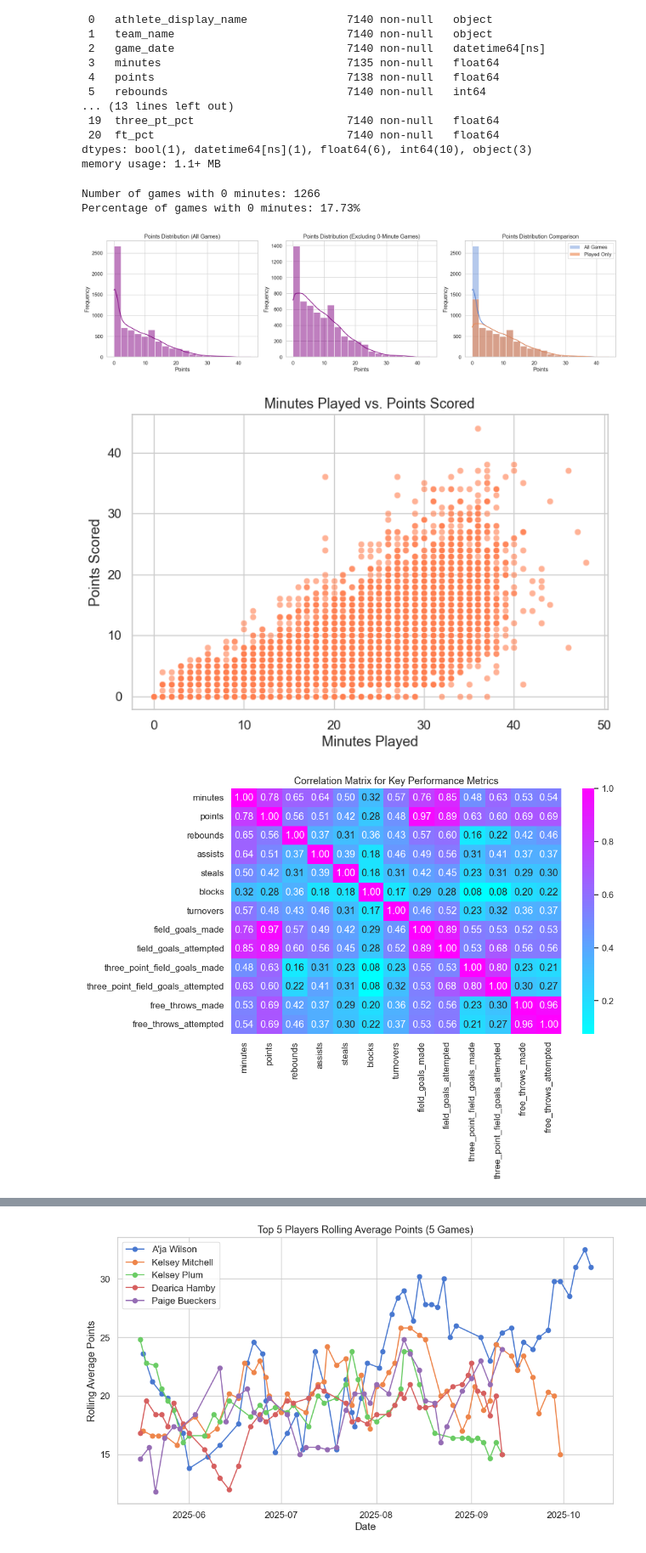
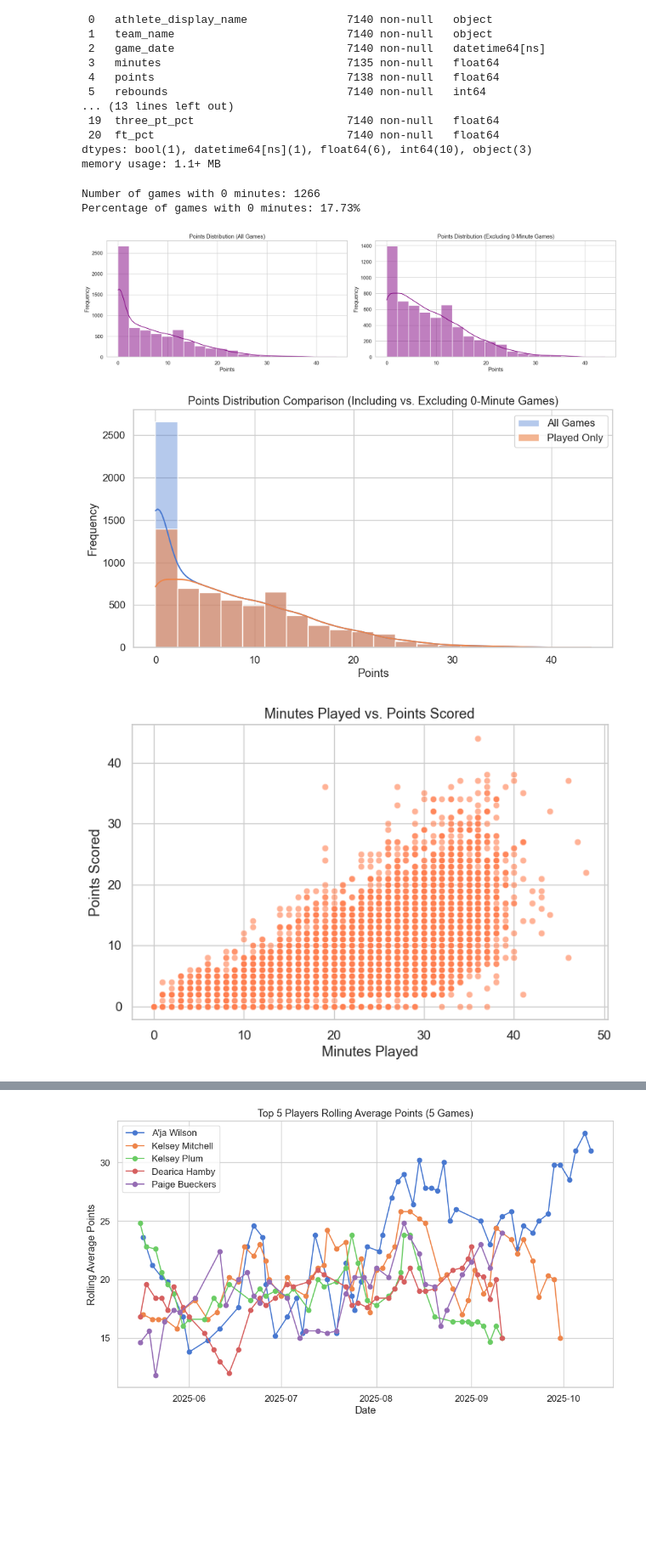
Before and after one commit to mindy0cruz/wnba-capstone, a Jupyter notebook: notebooks/wnba.ipynb, the cells around one changed output, grey strips where cells are left out. Shown at 85% size. Saved outputs shown, nothing was run; the diff lists cells and outputs as text; code cells hidden in the pictures; blank space fills up the shorter version.

Commit message:
graphs2

```diff
--- a/notebooks/wnba.ipynb
+++ b/notebooks/wnba.ipynb
@@ -144,52 +144,56 @@ print(f"Percentage of games with 0 minutes: {percentage_zero_minutes:.2f}%")
 df_played = df[df['minutes'] > 0]
 
 
+
 # --- Distribution Plots ---
 plt.figure(figsize=(18,5))
 
 # 1. Points distribution (all games)
-plt.subplot(1,3,1)
+plt.subplot(1,2,1)
 sns.histplot(df['points'], bins=20, kde=True, color="purple")
 plt.title("Points Distribution (All Games)")
 plt.xlabel("Points")
 plt.ylabel("Frequency")
 
 # 2. Points distribution (excluding 0-minute games)
-plt.subplot(1,3,2)
+plt.subplot(1,2,2)
 sns.histplot(df_played['points'], bins=20, kde=True, color="purple")
 plt.title("Points Distribution (Excluding 0-Minute Games)")
 plt.xlabel("Points")
 plt.ylabel("Frequency")
 
-# 3. Comparison overlay: Including vs. Excluding 0-min games
-plt.subplot(1,3,3)
+plt.tight_layout()
+plt.show()
+
+# --- Comparison Overlay as a Separate Graph ---
+plt.figure(figsize=(10,5))
+
 sns.histplot(df['points'], bins=20, kde=True, alpha=0.4, label="All Games")
 sns.histplot(df_played['points'], bins=20, kde=True, alpha=0.6, label="Played Only")
-plt.title("Points Distribution Comparison")
+
+plt.title("Points Distribution Comparison (Including vs. Excluding 0-Minute Games)")
 plt.xlabel("Points")
 plt.ylabel("Frequency")
 plt.legend()
 
-plt.tight_layout()
 plt.show()
-
 
 
 # --- Minutes vs. Points ---
 sns.scatterplot(x='minutes', y='points', data=df, alpha=0.6, color="coral")
 plt.title("Minutes Played vs. Points Scored")
 plt.xlabel("Minutes Played")
 plt.ylabel("Points Scored")
 plt.show()
 
 # --- Correlation Heatmap ---
 plt.figure(figsize=(10,6))
 sns.heatmap(df[numeric_cols].corr(), annot=True, cmap="cool", fmt=".2f")
 plt.title("Correlation Matrix for Key Performance Metrics")
 plt.show()
 # %% [output]
 Number of games with 0 minutes: 1266
 Percentage of games with 0 minutes: 17.73%
-[figure, old version]
+[figure, new version]
-[figure, old version]
+[figure, new version]
-[figure, old version]
+[figure, new version]
```
Also changed, not shown: parts of 1 cell of this notebook.
